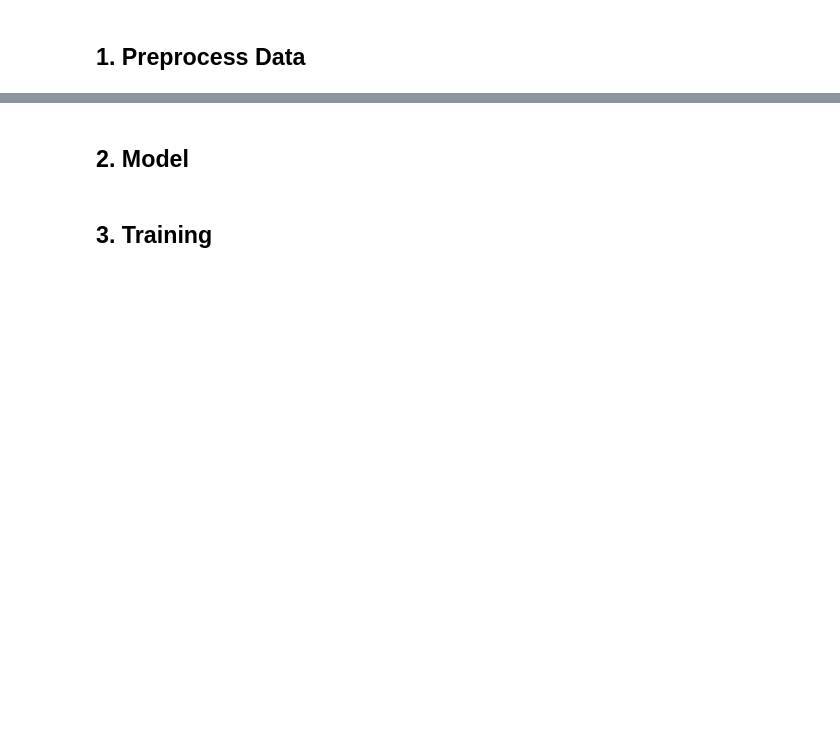
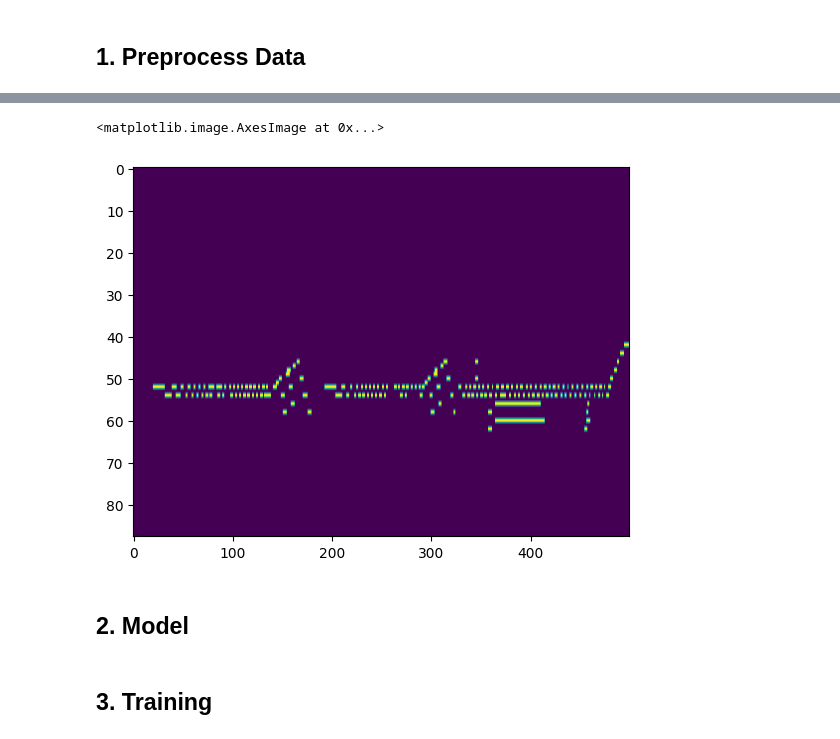
Before and after one commit to jdasam/ant5015-2024, a Jupyter notebook: notebooks/6_automatic_music_transcription.ipynb, the cells around one changed output, grey strips where cells are left out. Saved outputs shown, nothing was run; the diff lists cells and outputs as text; code cells hidden in the pictures; blank space fills up the shorter version.

```diff
--- a/notebooks/6_automatic_music_transcription.ipynb
+++ b/notebooks/6_automatic_music_transcription.ipynb
@@ -37,0 +95,24 @@ Successfully installed mido-1.3.2 packaging-23.2 pretty_midi-0.2.10
+# %%
+cur_time = 0
+entire_notes = []
+temp_notes = []
+
+for message in midi_obj.merged_track:
+  cur_time += message.time / 768
+  if message.type == 'note_on':
+    if message.velocity > 0:
+      new_note = {'note': message.note, 'velocity': message.velocity, 'onset': cur_time}
+      temp_notes.append(new_note)
+    else: # note offset
+      delete_ids = []
+      for i, tmp_nt in enumerate(temp_notes):
+        if message.note == tmp_nt['note']:
+          tmp_nt['offset'] = cur_time
+          entire_notes.append(tmp_nt)
+          delete_ids.append(i)
+      for idx in reversed(delete_ids):
+        temp_notes.pop(idx)
+  else:
+    continue
+
+entire_notes
@@ -38,3 +137,26 @@ Successfully installed mido-1.3.2 packaging-23.2 pretty_midi-0.2.10
+# %%
+from math import ceil
+import torch
+# conver to piano roll
+hop_second = 0.032
+duration = info['duration']
+total_num_frame = ceil(duration / hop_second)
+
+
+piano_roll = torch.zeros(88, total_num_frame)
+
+for note in entire_notes:
+  pitch = note['note'] - 21
+  onset_frame = int(note['onset'] // hop_second)
+  offset_frame = int(note['offset'] // hop_second)
+  piano_roll[pitch, onset_frame:offset_frame+1] = 1
+
+import matplotlib.pyplot as plt
+
+plt.imshow(piano_roll[:, :500], aspect='auto')
+# %% [output]
+<matplotlib.image.AxesImage at 0x...>
+[figure, added]
 # %% [markdown]
 ## 2. Model
 # %%
```
Also changed, not shown: parts of 8 cells of this notebook.
